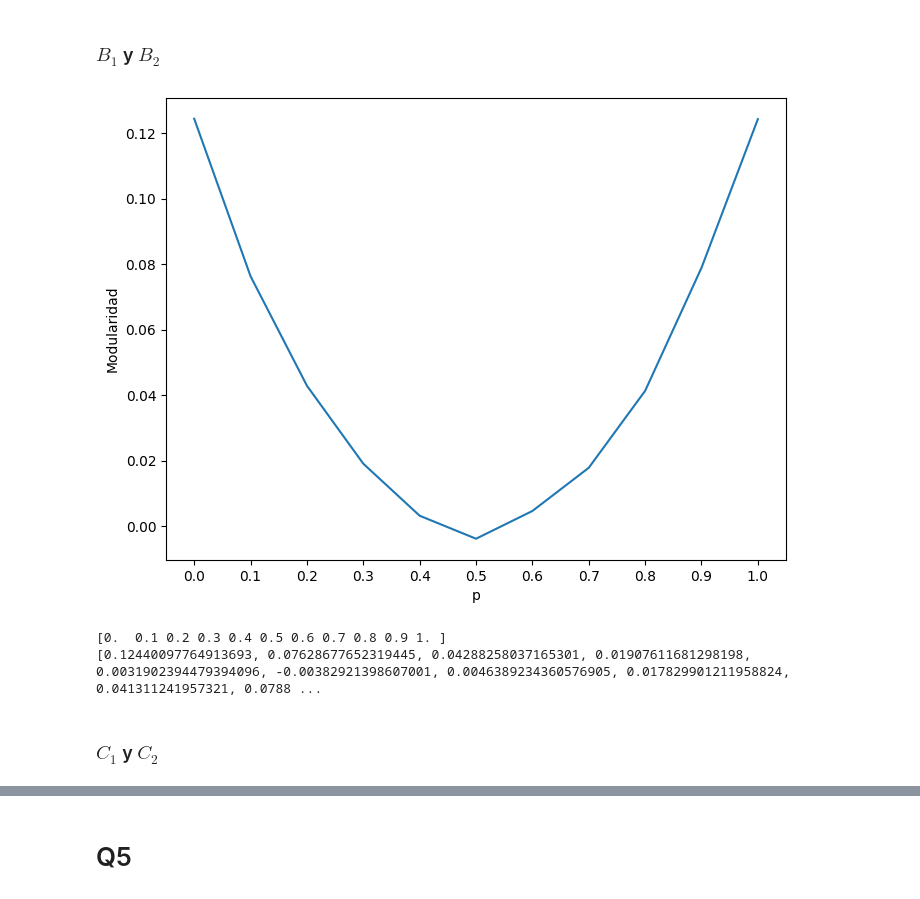
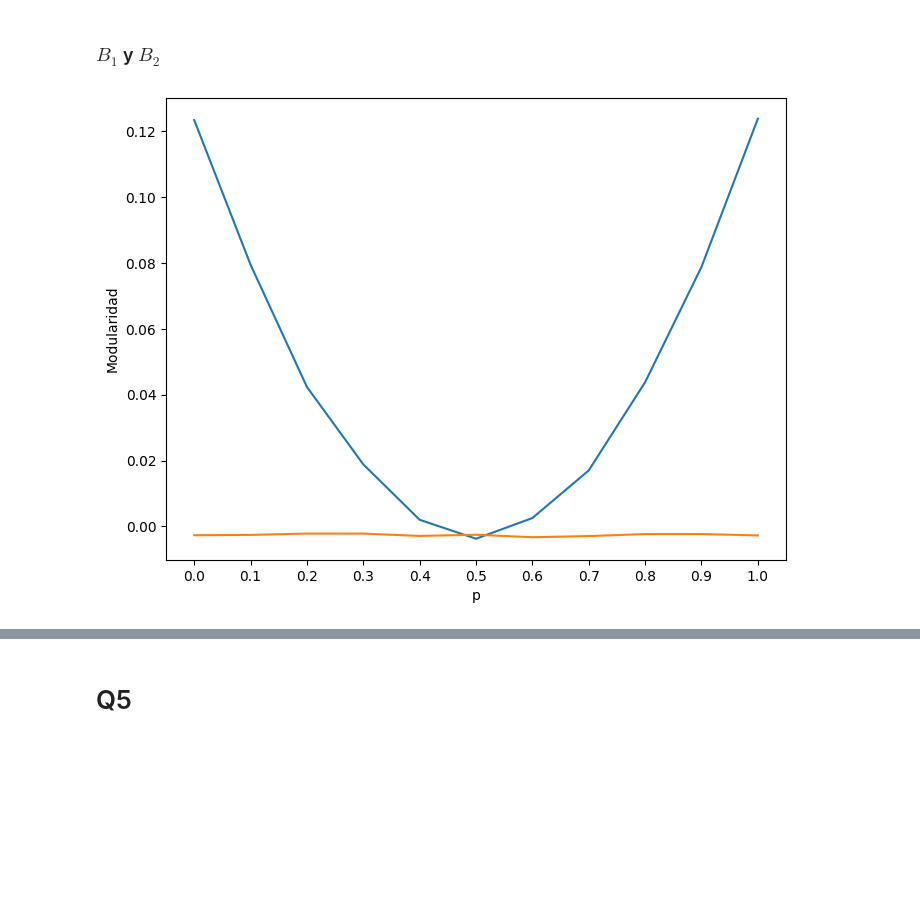
Before and after one commit to danieldamc/redes-complejas, a Jupyter notebook: Assignment_2/assignment_2.ipynb, the cells around one changed output, grey strips where cells are left out. Saved outputs shown, nothing was run; the diff lists cells and outputs as text; code cells hidden in the pictures; blank space fills up the shorter version.

```diff
--- a/Assignment_2/assignment_2.ipynb
+++ b/Assignment_2/assignment_2.ipynb
@@ -120,5 +141,5 @@ print("Number of edges:", gnutella_graph_total_edges)
 # %%
-gnutella_erdos_renyi_graph = nx.gnm_random_graph(gnutella_graph_total_nodes, gnutella_graph_total_edges)
+gnutella_erdos_renyi_graph = nx.erdos_renyi_graph(gnutella_graph_total_nodes, gnutella_density)
 
 print("Gnutella Erdos Renyi")
 gnutella_erdos_renyi_graph_total_nodes, gnutella_erdos_renyi_graph_total_edges = gnutella_erdos_renyi_graph.number_of_nodes(), gnutella_erdos_renyi_graph.number_of_edges()
@@ -135,7 +158,7 @@ def remove_nodes_until_half_giant_component_size(gnutella_graph):
     import random
 
     giant_component_size = giant_component_size_fn(gnutella_graph)
-    target_component_size = giant_component_size / 2
+    target_component_size = giant_component_size // 2
 
     giant_sizes = [giant_component_size]
 
@@ -180,8 +248,13 @@ plt.show()
 ### Delfines Erdos Renyi
 # %%
 deleted_nodes_number = []
-
 for i in range(100):
-    delfines_erdos_renyi = delfines_erdos_renyi_graph.copy()
+    delfines_erdos_renyi = delfines_graph_erdos_renyi.copy()
     giant_sizes_delfines_erdos_renyi = remove_nodes_until_half_giant_component_size(delfines_erdos_renyi)
     deleted_nodes_number.append(len(giant_sizes_delfines_erdos_renyi))
+
+average_number_deleted_nodes = np.average(deleted_nodes_number)
+
+print('Random removal')
+print('Average number of nodes removed:', average_number_deleted_nodes)
+print(f'Percentage of nodes removed: {(average_number_deleted_nodes / delfines_graph_erdos_renyi_total_nodes) * 100:.2f}%')
@@ -413,35 +425,34 @@ connection_prob = 0.2
 B1 = set(range(100))
 B2 = set(range(100, 200))
 
-avg_modularities = []
+C1 = set(range(50)).union(set(range(100, 150)))
+C2 = set(range(50, 100)).union(set(range(150, 200)))
+
+avg_modularities_partition_1 = []
+avg_modularities_partition_2 = []
 
 for p in np.arange(0, 1.1, 0.1):
-    modularities = []
-    for _ in range(50):
+    modularities_partition_1 = []
+    modularities_partition_2 = []
+    for _ in range(100):
         DG = create_er_with_partition(num_nodes, connection_prob, B1, B2, p)
-        partition = [0 if node in B1 else 1 for node in DG.nodes()]
-        modularities.append(directed_modularity(DG, partition))
+        partition_1 = [0 if node in B1 else 1 for node in DG.nodes()]
+        partition_2 = [0 if node in C1 else 1 for node in DG.nodes()]
 
-    avg_modularities.append(np.average(modularities))
+        modularities_partition_1.append(directed_modularity(DG, partition_1))
+        modularities_partition_2.append(directed_modularity(DG, partition_2))
+
+    avg_modularities_partition_1.append(np.average(modularities_partition_1))
+    avg_modularities_partition_2.append(np.average(modularities_partition_2))
 # %%
 import matplotlib.pyplot as plt
 
 plt.figure(figsize=(8, 6))
-plt.plot(np.arange(0, 1.1, 0.1), avg_modularities)
+plt.plot(np.arange(0, 1.1, 0.1), avg_modularities_partition_1)
+plt.plot(np.arange(0, 1.1, 0.1), avg_modularities_partition_2)
 plt.xlabel('p')
 plt.ylabel('Modularidad')
-#plt.title('Modularidad en función de p')
 plt.xticks(np.arange(0, 1.1, 0.1))
 plt.show()
 # %% [output]
-[figure, old version]
+[figure, new version]
-# %%
-p = np.arange(0, 1.1, 0.1)
-
-print(p)
-print(avg_modularities)
-# %% [output]
-[0.  0.1 0.2 0.3 0.4 0.5 0.6 0.7 0.8 0.9 1. ]
-[0.12440097764913693, 0.07628677652319445, 0.04288258037165301, 0.01907611681298198, 0.0031902394479394096, -0.00382921398607001, 0.0046389234360576905, 0.017829901211958824, 0.041311241957321, 0.0788 ...
-# %% [markdown]
-### $C_{1}$ y $C_{2}$
```
Also changed, not shown: parts of 54 cells of this notebook.
